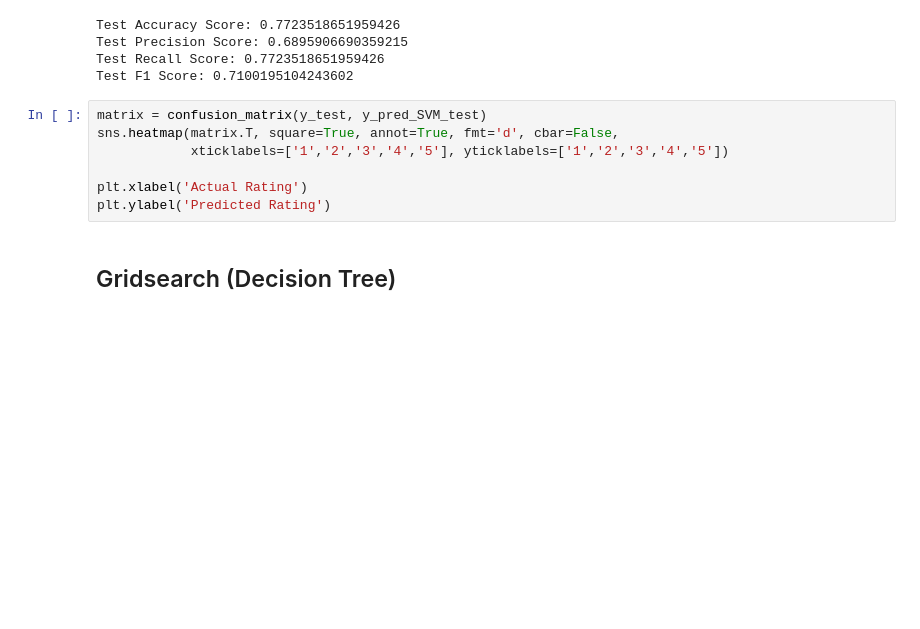
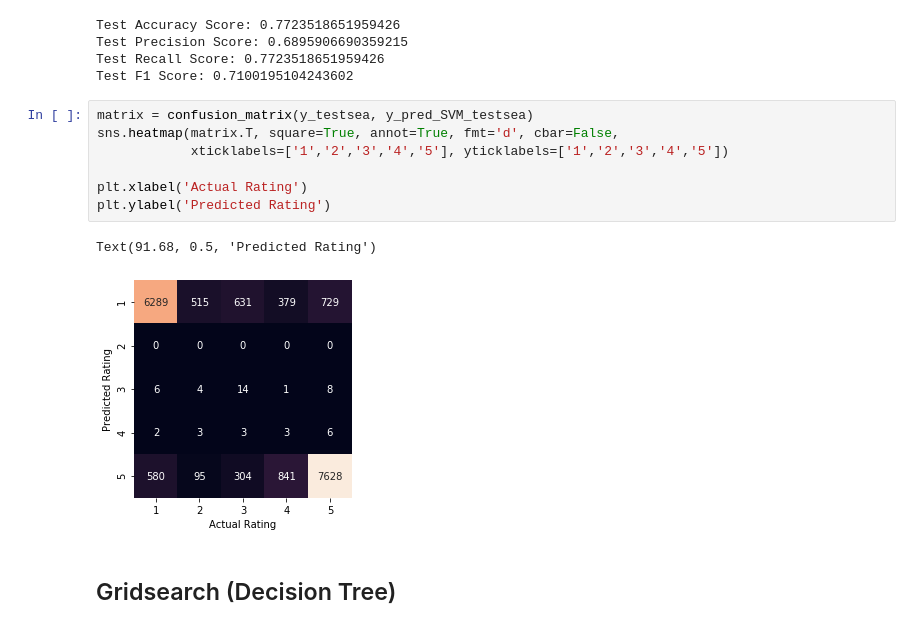
Before and after one commit to Moses-Lin/romreview, a Jupyter notebook: Modeling.ipynb, the cells around one changed output. Cells and saved outputs as stored; diff of their text form; blank space fills up the shorter version.

```diff
--- a/Modeling.ipynb
+++ b/Modeling.ipynb
@@ -399,12 +403,15 @@ Test Precision Score: 0.6895906690359215
 Test Recall Score: 0.7723518651959426
 Test F1 Score: 0.7100195104243602
 # %%
-matrix = confusion_matrix(y_test, y_pred_SVM_test)
+matrix = confusion_matrix(y_testsea, y_pred_SVM_testsea)
 sns.heatmap(matrix.T, square=True, annot=True, fmt='d', cbar=False,
             xticklabels=['1','2','3','4','5'], yticklabels=['1','2','3','4','5'])
 
 plt.xlabel('Actual Rating')
 plt.ylabel('Predicted Rating')
+# %% [output]
+Text(91.68, 0.5, 'Predicted Rating')
+[figure, added]
 # %% [markdown]
 ## Gridsearch (Decision Tree)
 # %%
```
Also changed, not shown: parts of 26 cells of this notebook.
